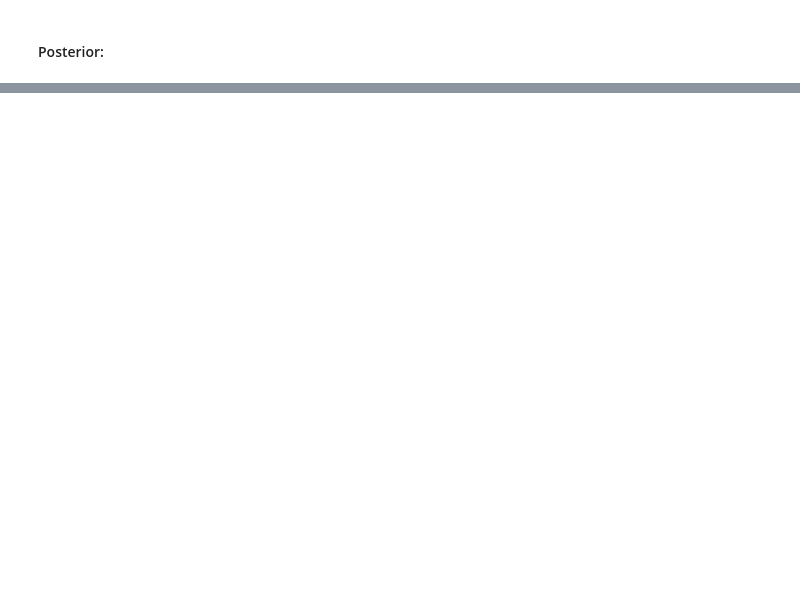
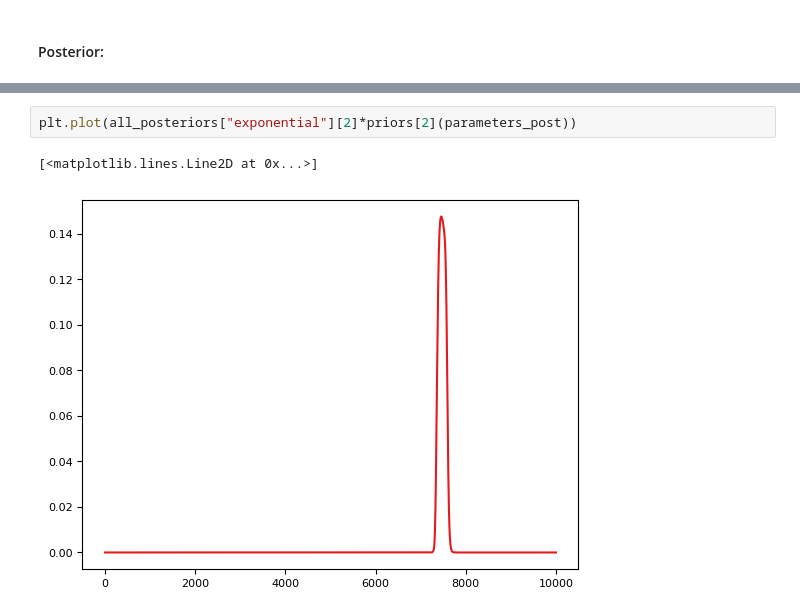
Before and after one commit to nabil-2/NNPD, a Jupyter notebook: toy_example.ipynb, the cells around one changed output, grey strips where cells are left out. Saved outputs shown, nothing was run; the diff lists cells and outputs as text; blank space fills up the shorter version.

```diff
--- a/toy_example.ipynb
+++ b/toy_example.ipynb
@@ -470 +484,6 @@ for model, prior in zip(models, priors):
+# %%
+plt.plot(all_posteriors["exponential"][2]*priors[2](parameters_post))
+# %% [output]
+[<matplotlib.lines.Line2D at 0x...>]
+[figure, added]
 # %%
```
Also changed, not shown: parts of 5 cells of this notebook, 13 other files.
